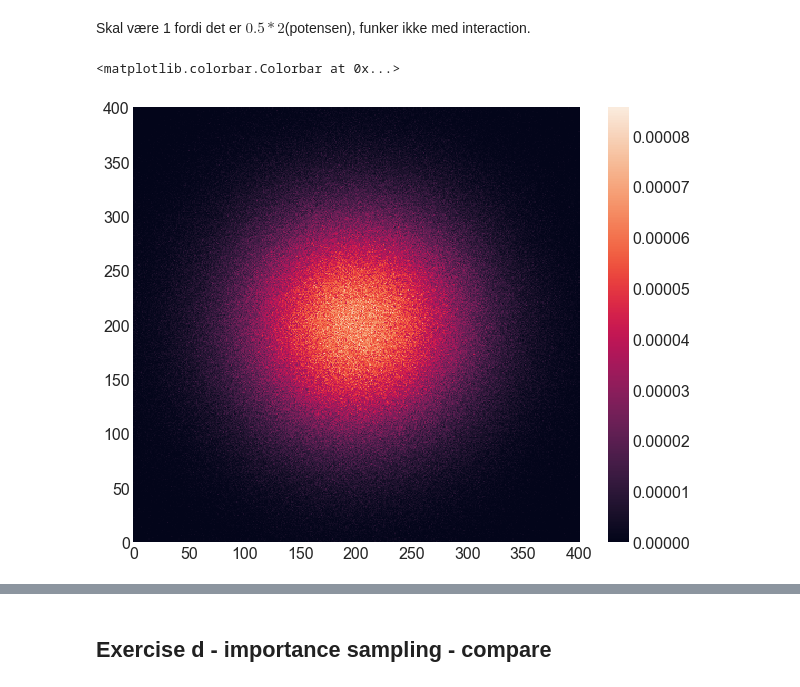
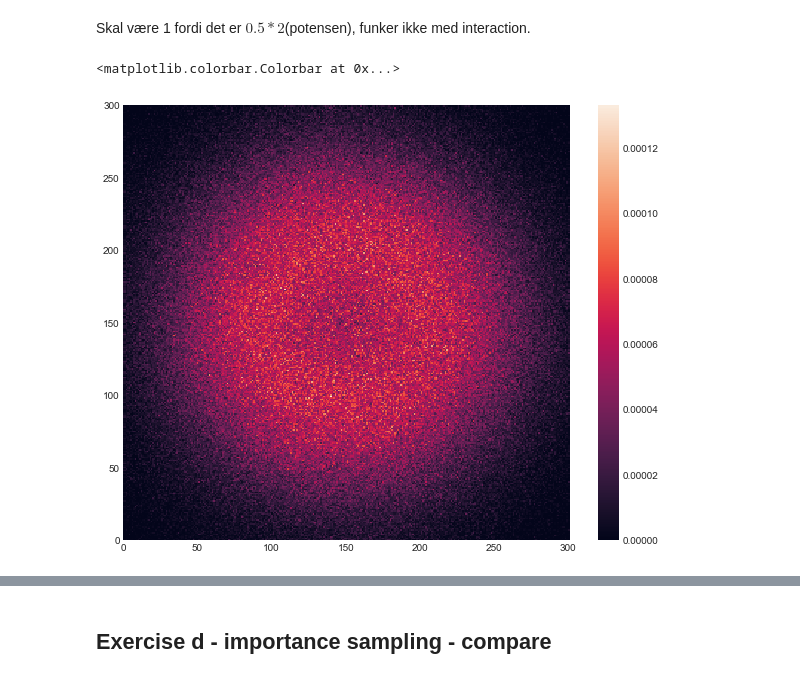
Before and after one commit to vildemjo/vmc_fermions, a Jupyter notebook: analysisscripts/plotting.ipynb, the cells around one changed output, grey strips where cells are left out. Saved outputs shown, nothing was run; the diff lists cells and outputs as text; code cells hidden in the pictures.

```diff
--- a/analysisscripts/plotting.ipynb
+++ b/analysisscripts/plotting.ipynb
@@ -306,16 +287,16 @@ print Kinetic_energy/(Potential_energy)
 # %% [markdown]
 Skal være 1 fordi det er $0.5*2$(potensen), funker ikke med interaction.
 # %%
-M = genfromtxt(file_loc + "\\exercise_f//ground_state_brute_force_2p_omega_100_density.txt")
+M = genfromtxt(file_loc + "\\exercise_d//ground_state_brute_force_6p_omega_100_alpha_95_density.txt")
 
 
 figure(figsize=(10,8))
 pcolormesh(M/(2**22))#, vmin=-100, vmax=100)
 colorbar()
 # savefig("..//Results/interaction_two_electrons.png")
 # %% [output]
 <matplotlib.colorbar.Colorbar at 0x...>
-[figure, old version]
+[figure, new version]
 # %%
 r = linspace(0,len(M[:,0])/2,len(M[:,0])/2)
 
```
Also changed, not shown: parts of 16 cells of this notebook, 3 other files.
